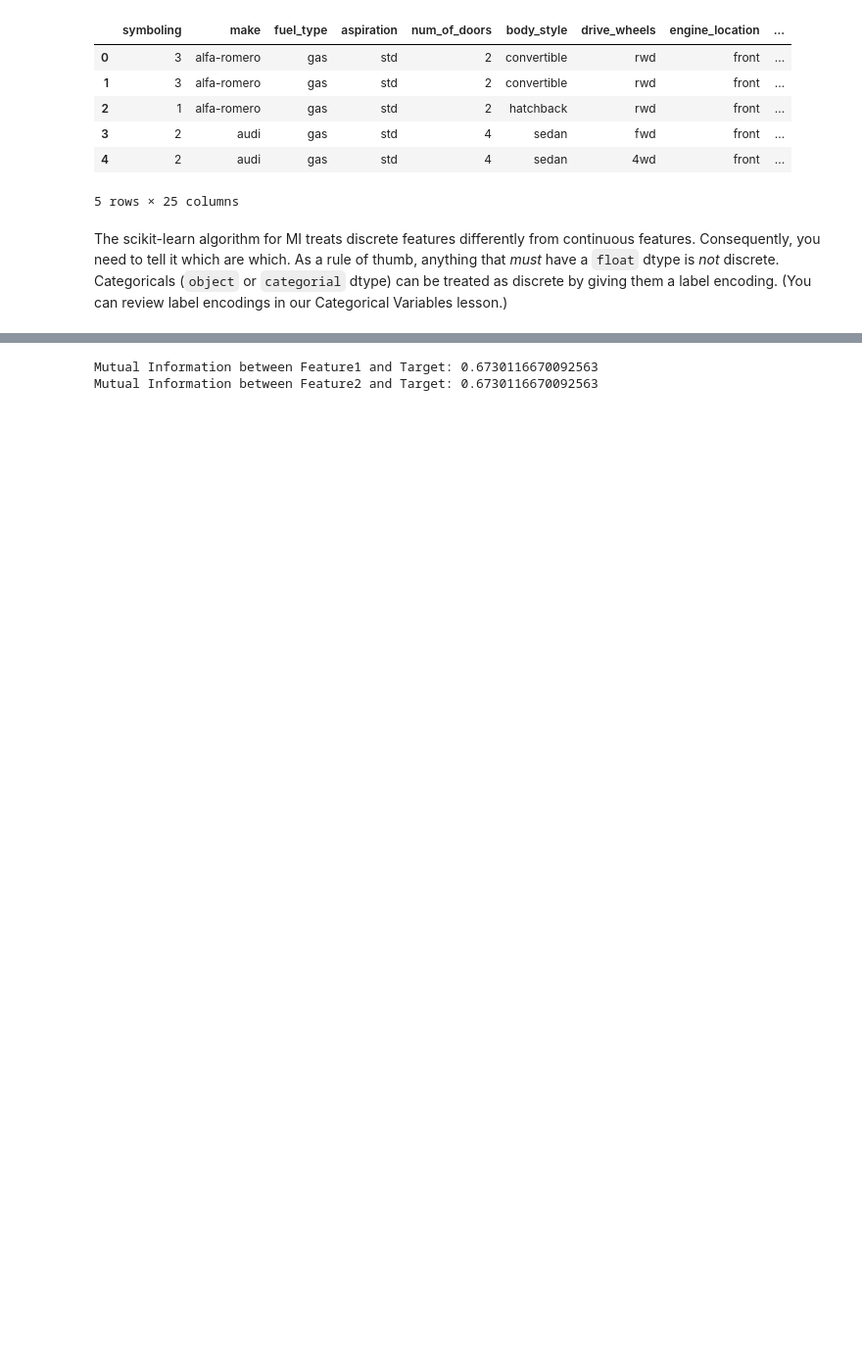
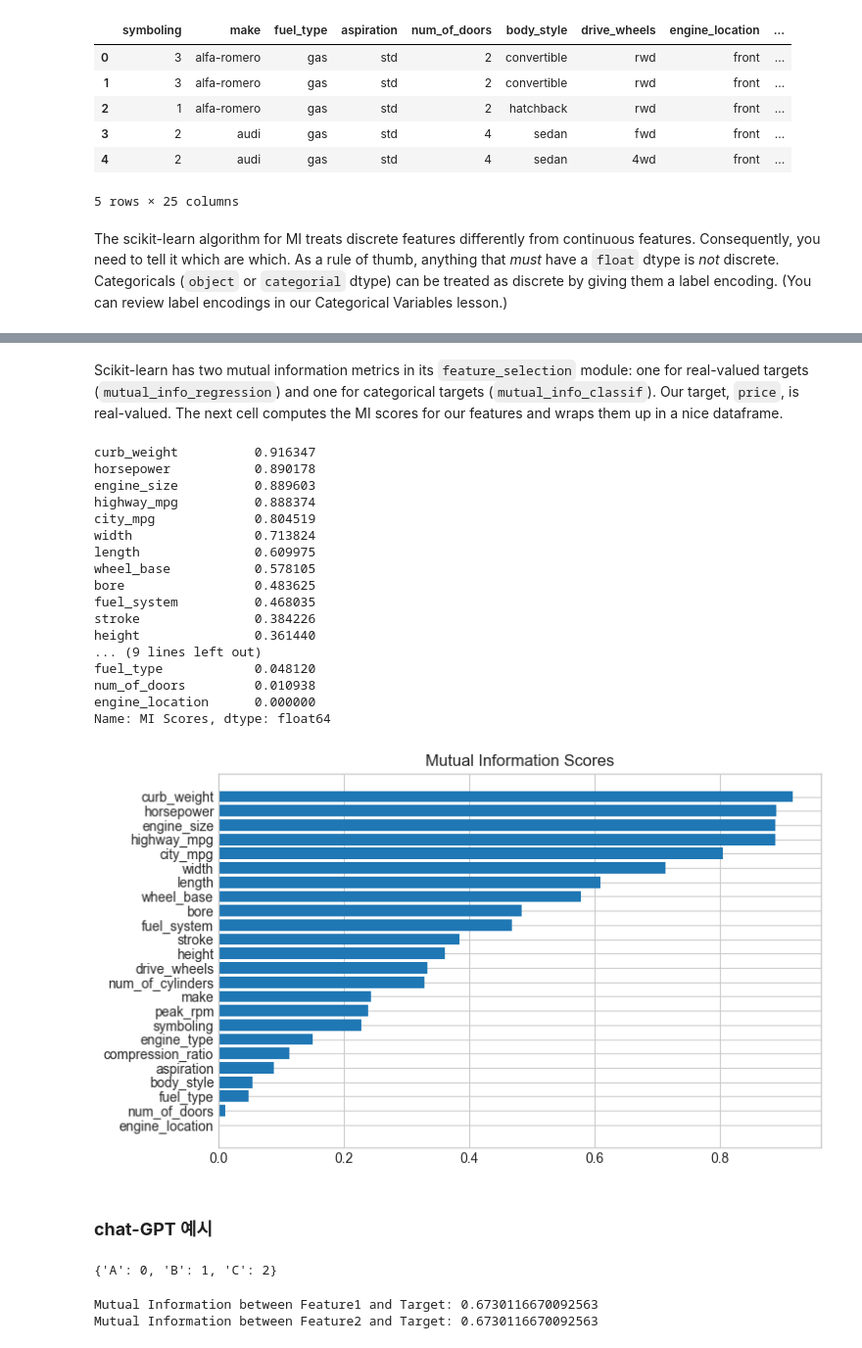
Before and after one commit to kyun1016/kaggle, a Jupyter notebook: kaggle/notebook/Feature_Engineering.ipynb, the cells around one changed output, grey strips where cells are left out. Shown: that part at 98% size. Saved outputs shown, nothing was run; the diff lists cells and outputs as text; code cells hidden in the pictures; blank space fills up the shorter version.

```diff
--- a/kaggle/notebook/Feature_Engineering.ipynb
+++ b/kaggle/notebook/Feature_Engineering.ipynb
@@ -197,3 +197,18 @@ df.head()
 5 rows × 25 columns
 # %% [markdown]
 The scikit-learn algorithm for MI treats discrete features differently from continuous features. Consequently, you need to tell it which are which. As a rule of thumb, anything that *must* have a `float` dtype is *not* discrete. Categoricals (`object` or `categorial` dtype) can be treated as discrete by giving them a label encoding. (You can review label encodings in our Categorical Variables lesson.)
+# %%
+X = df.copy()
+y = X.pop("price")
+
+# Label encoding for categoricals
+for colname in X.select_dtypes("object"):
+    X[colname], _ = X[colname].factorize()
+
+# All discrete features should now have integer dtypes (double-check this before using MI!)
+
+np.issubdtype(X.dtypes, np.integer)
+discrete_features =  ==
+# print(discrete_features)
+X.head()
+print(X.dtypes)
@@ -200,3 +233,66 @@ The scikit-learn algorithm for MI treats discrete features differently from cont
+# %% [markdown]
+Scikit-learn has two mutual information metrics in its `feature_selection` module: one for real-valued targets (`mutual_info_regression`) and one for categorical targets (`mutual_info_classif`). Our target, `price`, is real-valued. The next cell computes the MI scores for our features and wraps them up in a nice dataframe.
+# %%
+from sklearn.feature_selection import mutual_info_regression
+
+def make_mi_scores(X, y, discrete_features):
+    mi_scores = mutual_info_regression(X, y, discrete_features=discrete_features)
+    mi_scores = pd.Series(mi_scores, name="MI Scores", index=X.columns)
+    mi_scores = mi_scores.sort_values(ascending=False)
+    return mi_scores
+
+def plot_mi_scores(scores):
+    scores = scores.sort_values(ascending=True)
+    width = np.arange(len(scores))
+    ticks = list(scores.index)
+    plt.barh(width, scores)
+    plt.yticks(width, ticks)
+    plt.title("Mutual Information Scores")
+
+mi_scores = make_mi_scores(X, y, discrete_features)
+plt.figure(dpi=100, figsize=(8, 5))
+plot_mi_scores(mi_scores)
+mi_scores[::]  # show a few features with their MI scores
+# %% [output]
+curb_weight          0.916347
+horsepower           0.890178
+engine_size          0.889603
+highway_mpg          0.888374
+city_mpg             0.804519
+width                0.713824
+length               0.609975
+wheel_base           0.578105
+bore                 0.483625
+fuel_system          0.468035
+stroke               0.384226
+height               0.361440
+... (9 lines left out)
+fuel_type            0.048120
+num_of_doors         0.010938
+engine_location      0.000000
+Name: MI Scores, dtype: float64
+[figure, added]
+# %% [markdown]
+### **chat-GPT 예시**
+# %%
+## from chat-GPT
+
+
+import pandas as pd
+import numpy as np
+
+# 대형 배열에서 범주형 열 추출
+large_array = np.array(['A', 'B', 'A', 'C', 'B', 'A'])
+
+# 고유한 값들 추출
+unique_values = np.unique(large_array)
+
+# 자동으로 mapping table 생성
+mapping_table = {val: idx for idx, val in enumerate(unique_values)}
+
+print(mapping_table)
+# %% [output]
+{'A': 0, 'B': 1, 'C': 2}
 # %%
 import pandas as pd
 import numpy as np
```
Also changed, not shown: parts of 2 cells of this notebook.
